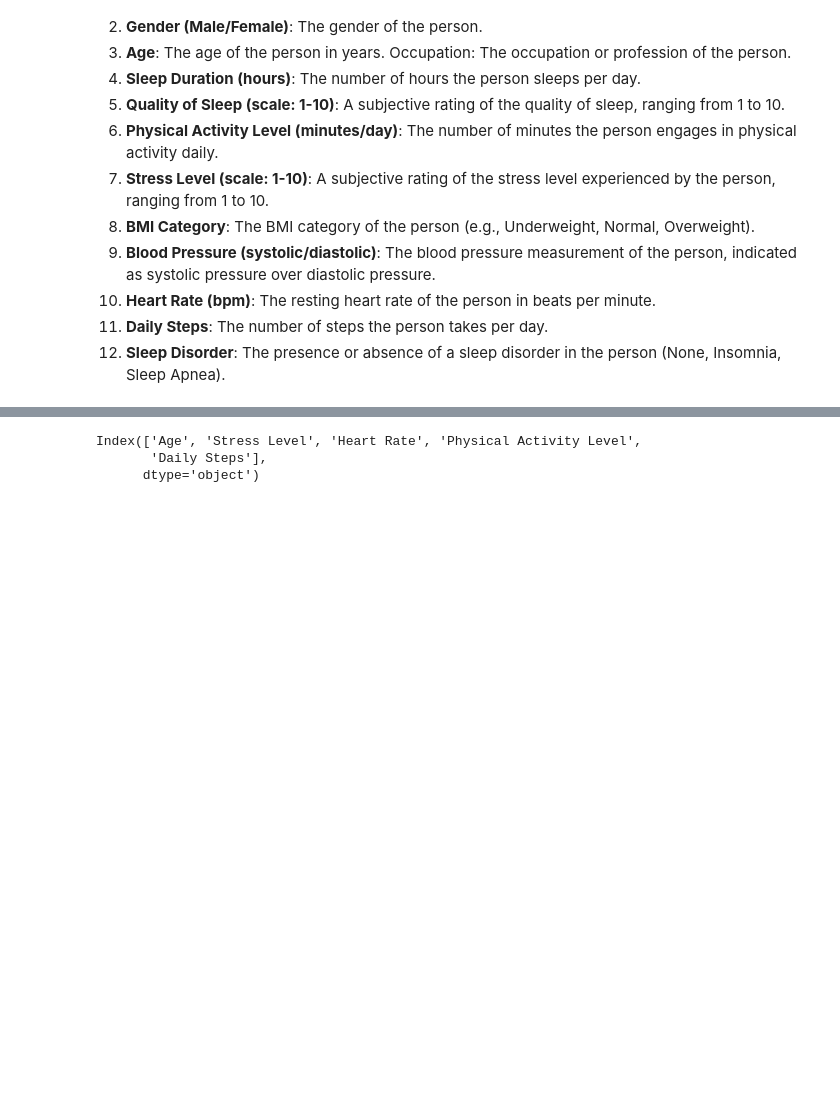
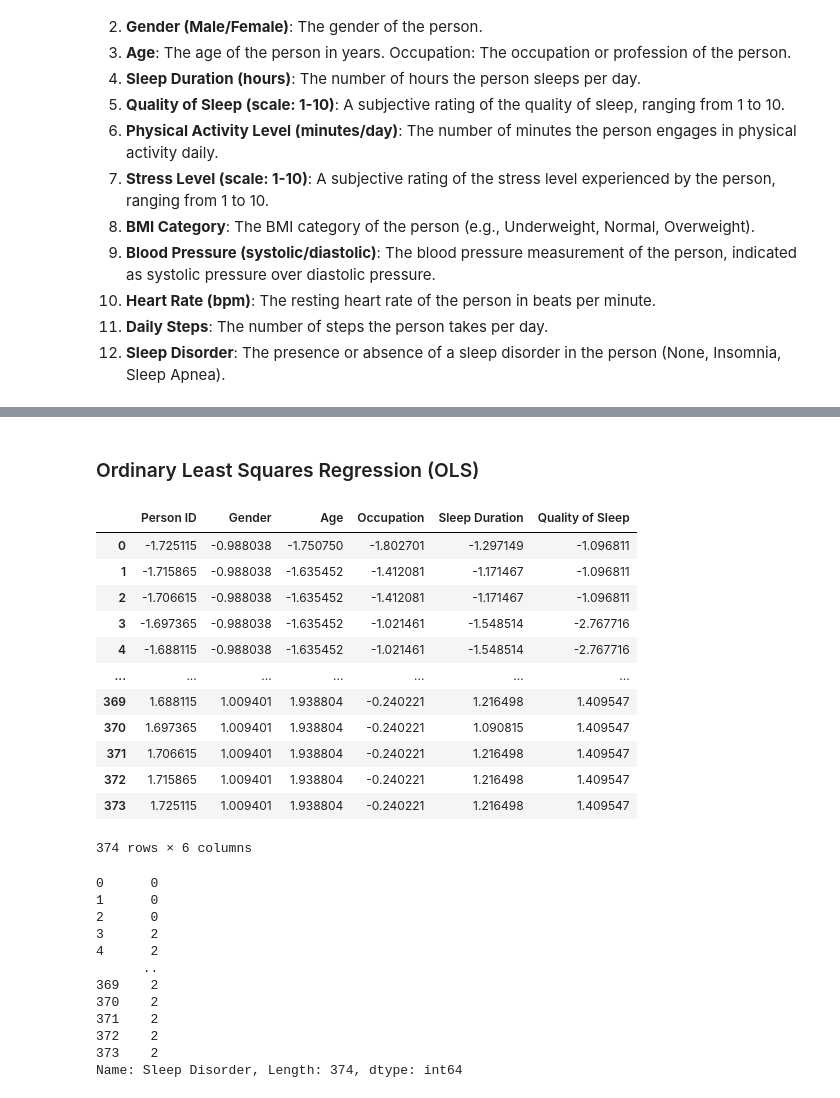
Before and after one commit to sonaj000/SleepAnalysis, a Jupyter notebook: Sleep-Analysis.ipynb, the cells around one changed output, grey strips where cells are left out. Cells and saved outputs as stored; diff of their text form; code cells hidden in the pictures; blank space fills up the shorter version.

```diff
--- a/Sleep-Analysis.ipynb
+++ b/Sleep-Analysis.ipynb
@@ -128,6 +208,0 @@ plt.show()
-# %%
-pca_df.columns
-# %% [output]
-Index(['Age', 'Stress Level', 'Heart Rate', 'Physical Activity Level',
-       'Daily Steps'],
-      dtype='object')
@@ -133,0 +214,36 @@ Index(['Age', 'Stress Level', 'Heart Rate', 'Physical Activity Level',
+# %% [markdown]
+### Ordinary Least Squares Regression (OLS)
+# %%
+display(pca_df)
+#x is defined previously when we seperated the target variable before we applied PCA
+X_array = pca_df.to_numpy()
+scaler = StandardScaler()
+X_scaled = scaler.fit_transform(X_array)
+X = pd.DataFrame(X_scaled, columns=pca_df.columns)
+print(y)
+# %% [output]
+|  | Person ID | Gender | Age | Occupation | Sleep Duration | Quality of Sleep |
+| 0 | -1.725115 | -0.988038 | -1.750750 | -1.802701 | -1.297149 | -1.096811 |
+| 1 | -1.715865 | -0.988038 | -1.635452 | -1.412081 | -1.171467 | -1.096811 |
+| 2 | -1.706615 | -0.988038 | -1.635452 | -1.412081 | -1.171467 | -1.096811 |
+| 3 | -1.697365 | -0.988038 | -1.635452 | -1.021461 | -1.548514 | -2.767716 |
+| 4 | -1.688115 | -0.988038 | -1.635452 | -1.021461 | -1.548514 | -2.767716 |
+| ... | ... | ... | ... | ... | ... | ... |
+| 369 | 1.688115 | 1.009401 | 1.938804 | -0.240221 | 1.216498 | 1.409547 |
+| 370 | 1.697365 | 1.009401 | 1.938804 | -0.240221 | 1.090815 | 1.409547 |
+| 371 | 1.706615 | 1.009401 | 1.938804 | -0.240221 | 1.216498 | 1.409547 |
+| 372 | 1.715865 | 1.009401 | 1.938804 | -0.240221 | 1.216498 | 1.409547 |
+| 373 | 1.725115 | 1.009401 | 1.938804 | -0.240221 | 1.216498 | 1.409547 |
+374 rows × 6 columns
+0      0
+1      0
+2      0
+3      2
+4      2
+      ..
+369    2
+370    2
+371    2
+372    2
+373    2
+Name: Sleep Disorder, Length: 374, dtype: int64
```
Also changed, not shown: parts of 33 cells of this notebook.
